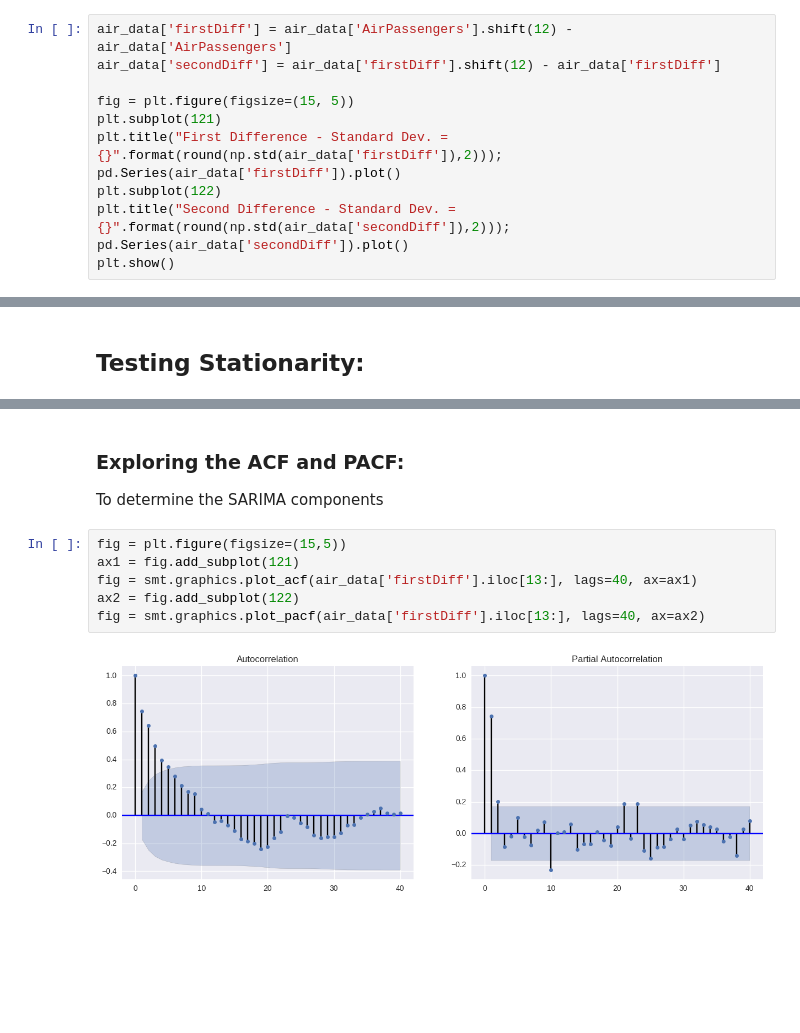
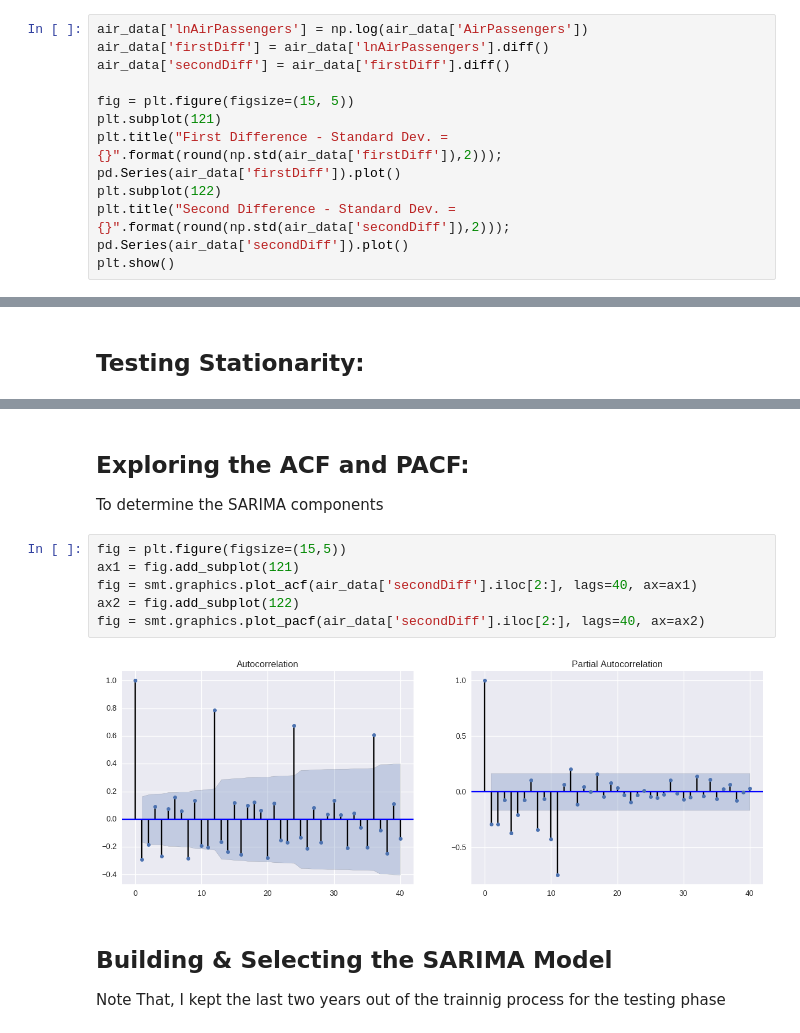
Before and after one commit to afarouky/become-datascience-master, a Jupyter notebook: airlines-ticket-forecasting/airlines-ticket-forecasting.ipynb, the cells around one changed output, grey strips where cells are left out. Saved outputs shown, nothing was run; the diff lists cells and outputs as text; blank space fills up the shorter version.

```diff
--- a/airlines-ticket-forecasting/airlines-ticket-forecasting.ipynb
+++ b/airlines-ticket-forecasting/airlines-ticket-forecasting.ipynb
@@ -108,8 +144,9 @@ From the 2 figures above, one can conclude the the series has an additive trend
 
 * However I used the first and second Seasonal Difference and choosed the one with the minimum variance.
 # %%
-air_data['firstDiff'] = air_data['AirPassengers'].shift(12) - air_data['AirPassengers']
-air_data['secondDiff'] = air_data['firstDiff'].shift(12) - air_data['firstDiff']
+air_data['lnAirPassengers'] = np.log(air_data['AirPassengers'])
+air_data['firstDiff'] = air_data['lnAirPassengers'].diff()
+air_data['secondDiff'] = air_data['firstDiff'].diff()
 
 fig = plt.figure(figsize=(15, 5))
 plt.subplot(121)
@@ -126,11 +185,14 @@ plt.show()
 # %% [markdown]
-### Exploring the ACF and PACF:
+## Exploring the ACF and PACF:
 To determine the SARIMA components
 # %%
 fig = plt.figure(figsize=(15,5))
 ax1 = fig.add_subplot(121)
-fig = smt.graphics.plot_acf(air_data['firstDiff'].iloc[13:], lags=40, ax=ax1)
+fig = smt.graphics.plot_acf(air_data['secondDiff'].iloc[2:], lags=40, ax=ax1)
 ax2 = fig.add_subplot(122)
-fig = smt.graphics.plot_pacf(air_data['firstDiff'].iloc[13:], lags=40, ax=ax2)
+fig = smt.graphics.plot_pacf(air_data['secondDiff'].iloc[2:], lags=40, ax=ax2)
 # %% [output]
-[figure, old version]
+[figure, new version]
+# %% [markdown]
+## Building & Selecting the SARIMA Model
+Note That, I kept the last two years out of the trainnig process for the testing phase
```
Also changed, not shown: parts of 13 cells of this notebook.
